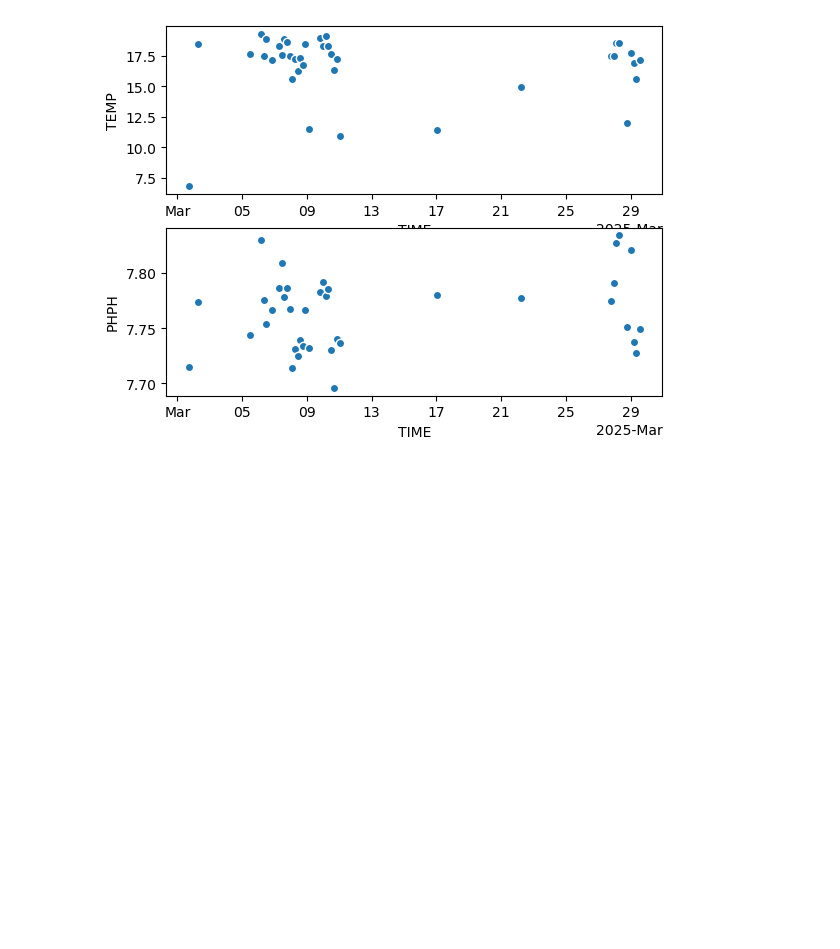
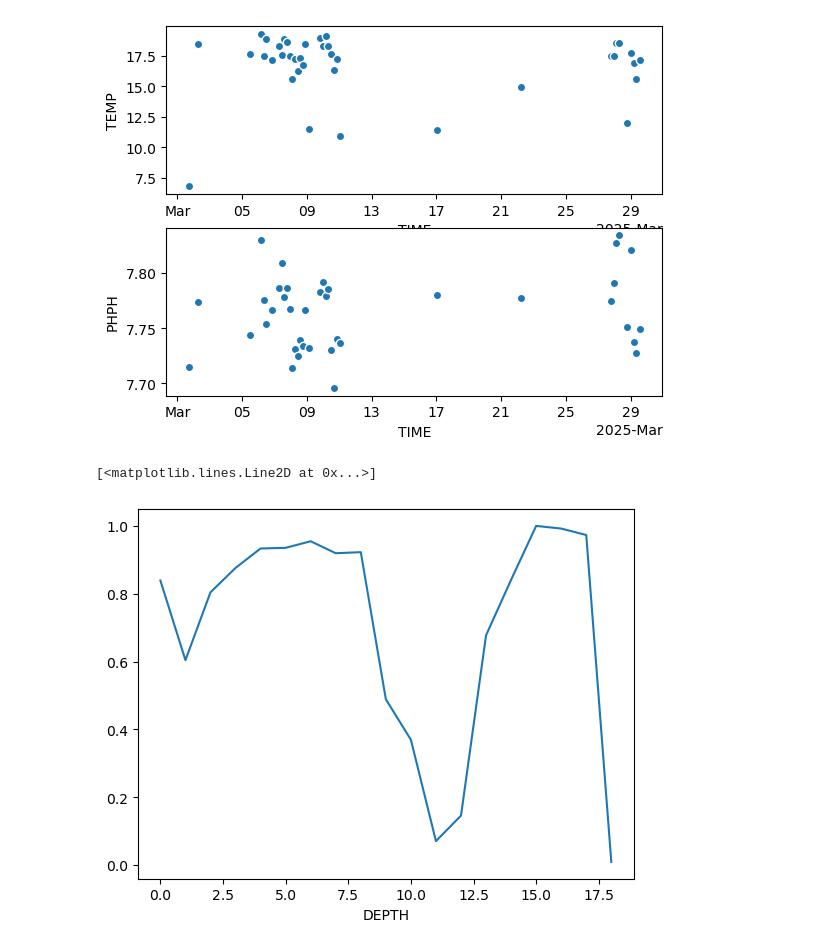
Before and after one commit to jaimeeian/CISP_Chaac-OA, a Jupyter notebook: CMA_workbook.ipynb, the cells around one changed output. Saved outputs shown, nothing was run; the diff lists cells and outputs as text; code cells hidden in the pictures; blank space fills up the shorter version.

```diff
--- a/CMA_workbook.ipynb
+++ b/CMA_workbook.ipynb
@@ -385,6 +409,12 @@ FR35.PHPH.mean(dim="DEPTH").plot.scatter(ax=axs[1])
 # %% [output]
 <matplotlib.collections.PathCollection at 0x...>
 [figure]
+# %%
+# What is the correlation between these two variables? The following plot shows just that - and we see that it depends majorly on depth
+abs(xr.corr(FR35.PHPH, FR35.TEMP, dim="TIME")).plot()
+# %% [output]
+[<matplotlib.lines.Line2D at 0x...>]
+[figure, added]
 # %%
 # At this point, it will be useful to compare the observed PIRATA buoy data with what is expected from the OCADS data.
 # Lets interpolate the OCADS data to the timeframe encompassing the recent PIRATA data (through 2025)
```
Also changed, not shown: parts of 37 cells of this notebook, 4 other files.
